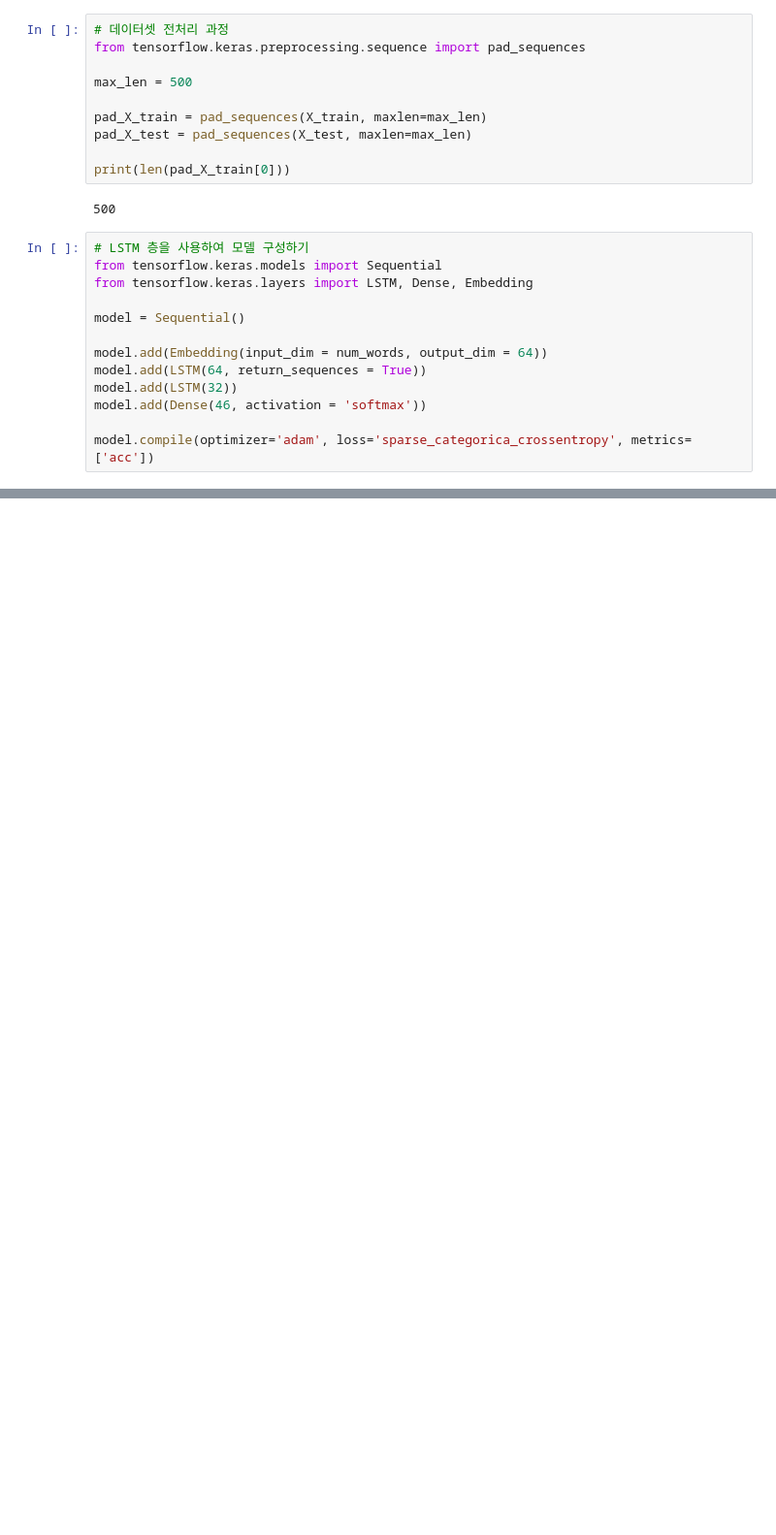
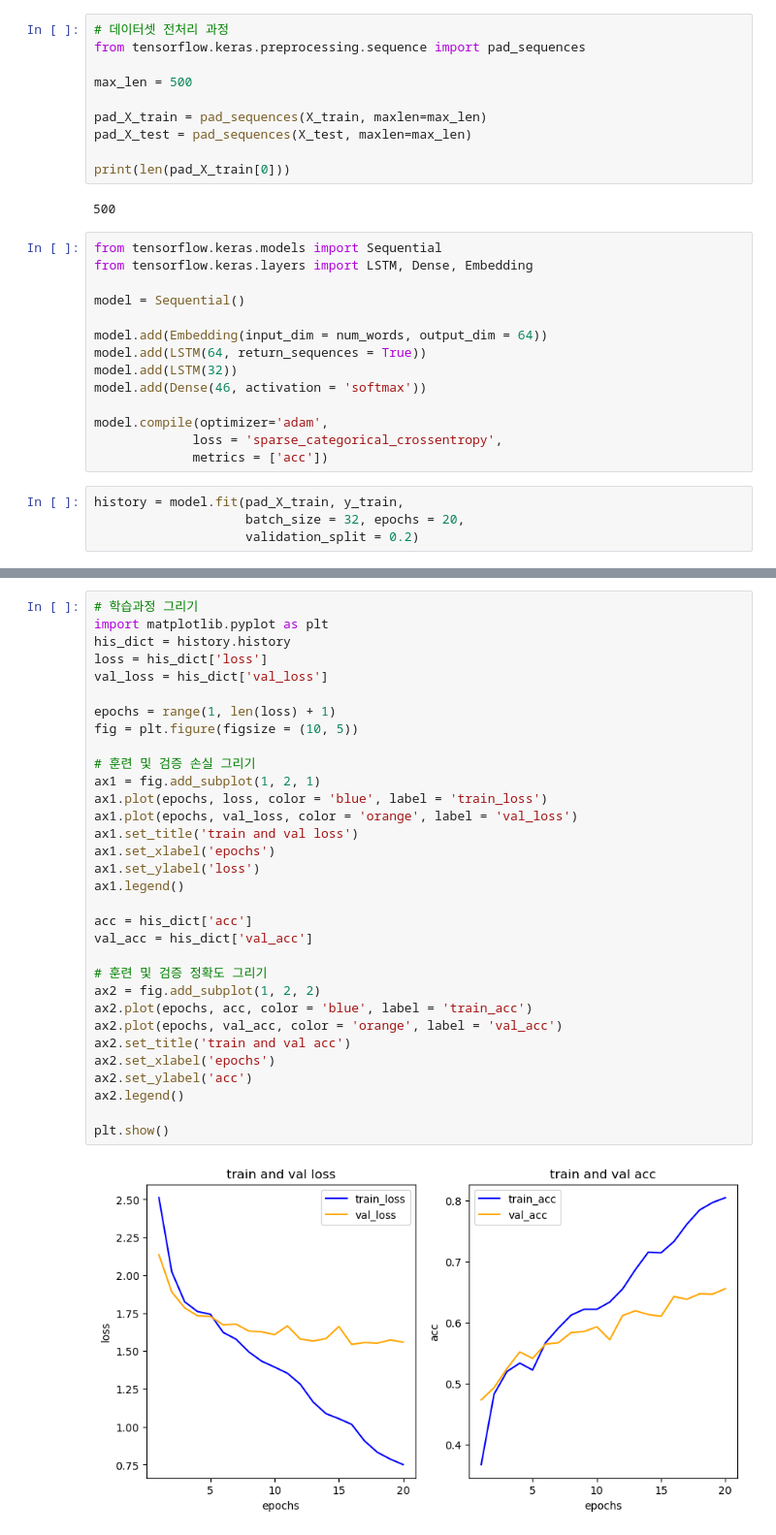
Before and after one commit to 2yuri89/1stDL, a Jupyter notebook: ch06/063_use_LSTM_layer.ipynb, the cells around one changed output, grey strips where cells are left out. Shown: that part at 97% size. Cells and saved outputs as stored; diff of their text form; blank space fills up the shorter version.

```diff
--- a/ch06/063_use_LSTM_layer.ipynb
+++ b/ch06/063_use_LSTM_layer.ipynb
@@ -25,7 +23,6 @@ print(len(pad_X_train[0]))
 # %% [output]
 500
 # %%
-# LSTM 층을 사용하여 모델 구성하기
 from tensorflow.keras.models import Sequential
 from tensorflow.keras.layers import LSTM, Dense, Embedding
 
@@ -36,4 +33,10 @@ model.add(LSTM(64, return_sequences = True))
 model.add(LSTM(32))
 model.add(Dense(46, activation = 'softmax'))
 
-model.compile(optimizer='adam', loss='sparse_categorica_crossentropy', metrics=['acc'])
+model.compile(optimizer='adam',
+             loss = 'sparse_categorical_crossentropy',
+             metrics = ['acc'])
+# %%
+history = model.fit(pad_X_train, y_train,
+                    batch_size = 32, epochs = 20,
+                    validation_split = 0.2)
@@ -39,0 +61,34 @@ model.compile(optimizer='adam', loss='sparse_categorica_crossentropy', metrics=[
+# %%
+# 학습과정 그리기
+import matplotlib.pyplot as plt
+his_dict = history.history
+loss = his_dict['loss']
+val_loss = his_dict['val_loss']
+
+epochs = range(1, len(loss) + 1)
+fig = plt.figure(figsize = (10, 5))
+
+# 훈련 및 검증 손실 그리기
+ax1 = fig.add_subplot(1, 2, 1)
+ax1.plot(epochs, loss, color = 'blue', label = 'train_loss')
+ax1.plot(epochs, val_loss, color = 'orange', label = 'val_loss')
+ax1.set_title('train and val loss')
+ax1.set_xlabel('epochs')
+ax1.set_ylabel('loss')
+ax1.legend()
+
+acc = his_dict['acc']
+val_acc = his_dict['val_acc']
+
+# 훈련 및 검증 정확도 그리기
+ax2 = fig.add_subplot(1, 2, 2)
+ax2.plot(epochs, acc, color = 'blue', label = 'train_acc')
+ax2.plot(epochs, val_acc, color = 'orange', label = 'val_acc')
+ax2.set_title('train and val acc')
+ax2.set_xlabel('epochs')
+ax2.set_ylabel('acc')
+ax2.legend()
+
+plt.show()
+# %% [output]
+[figure, added]
```
Also changed, not shown: parts of 2 cells of this notebook, 1 other file.
